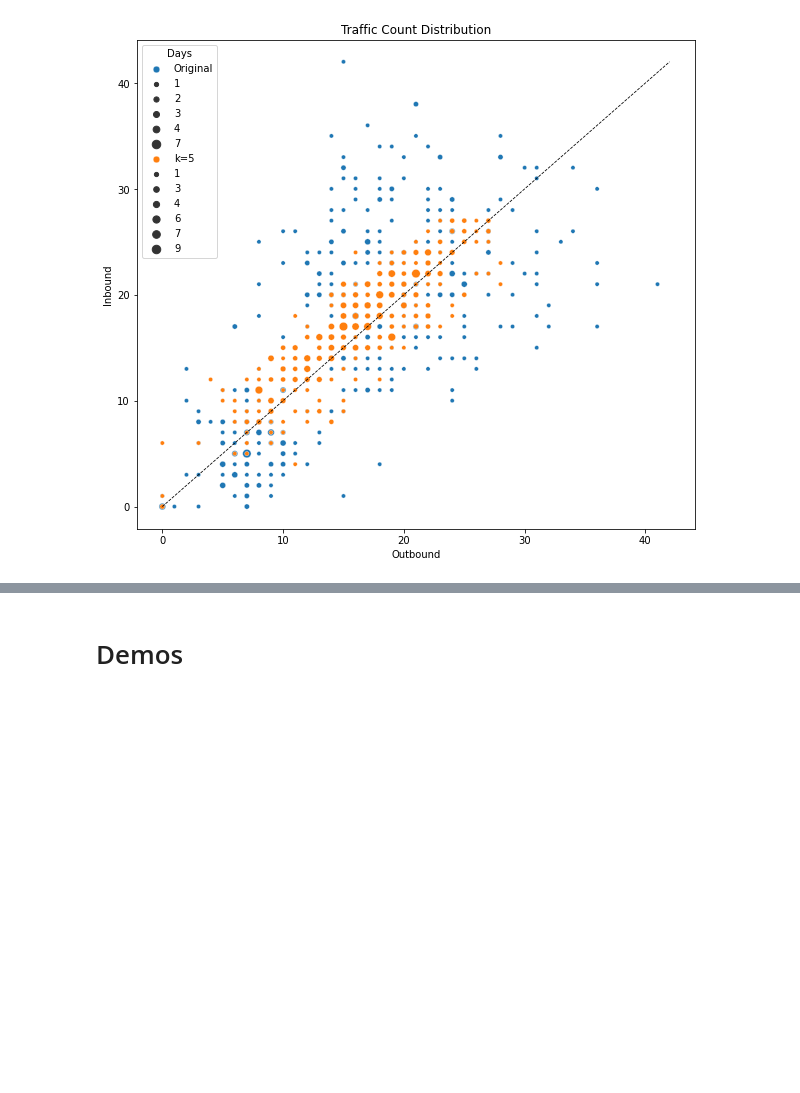
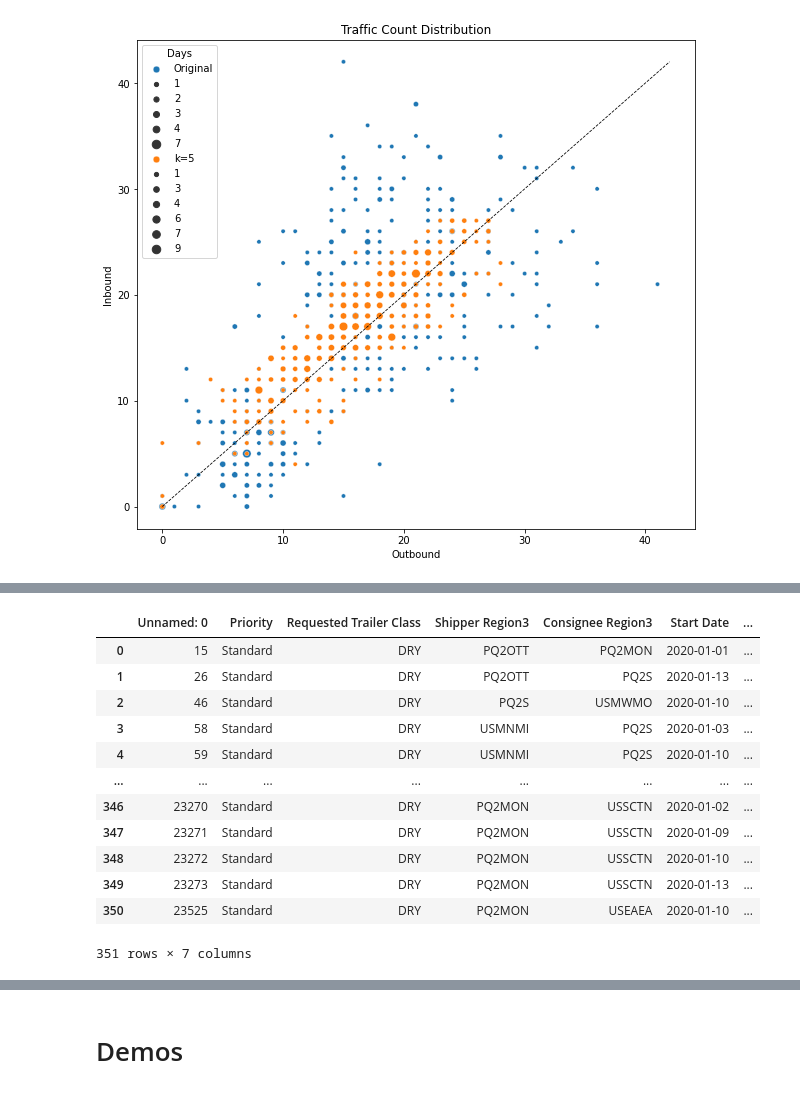
Before and after one commit to tranndt/ml-usra2021-NexusDataChallengeBison, a Jupyter notebook: [05-2021] Nexus Data Challenge/Algorithm.ipynb, the cells around one changed output, grey strips where cells are left out. Drawn from its saved outputs; the diff is of its cells as text; code cells hidden in the pictures; blank space fills up the shorter version.

```diff
--- a/[05-2021] Nexus Data Challenge/Algorithm.ipynb
+++ b/[05-2021] Nexus Data Challenge/Algorithm.ipynb
@@ -1298,0 +1386,17 @@ sns.scatterplot(data=df2, x="Outbound", y="Inbound", size="Days",label="k=5")
+# %%
+df = pd.read_csv("dfs/k_14")
+df
+# %% [output]
+|  | Unnamed: 0 | Priority | Requested Trailer Class | Shipper Region3 | Consignee Region3 | Start Date | ... |
+| 0 | 15 | Standard | DRY | PQ2OTT | PQ2MON | 2020-01-01 | ... |
+| 1 | 26 | Standard | DRY | PQ2OTT | PQ2S | 2020-01-13 | ... |
+| 2 | 46 | Standard | DRY | PQ2S | USMWMO | 2020-01-10 | ... |
+| 3 | 58 | Standard | DRY | USMNMI | PQ2S | 2020-01-03 | ... |
+| 4 | 59 | Standard | DRY | USMNMI | PQ2S | 2020-01-10 | ... |
+| ... | ... | ... | ... | ... | ... | ... | ... |
+| 346 | 23270 | Standard | DRY | PQ2MON | USSCTN | 2020-01-02 | ... |
+| 347 | 23271 | Standard | DRY | PQ2MON | USSCTN | 2020-01-09 | ... |
+| 348 | 23272 | Standard | DRY | PQ2MON | USSCTN | 2020-01-10 | ... |
+| 349 | 23273 | Standard | DRY | PQ2MON | USSCTN | 2020-01-13 | ... |
+| 350 | 23525 | Standard | DRY | PQ2MON | USEAEA | 2020-01-10 | ... |
+351 rows × 7 columns
```
Also changed, not shown: parts of 7 cells of this notebook, 14 other files.
